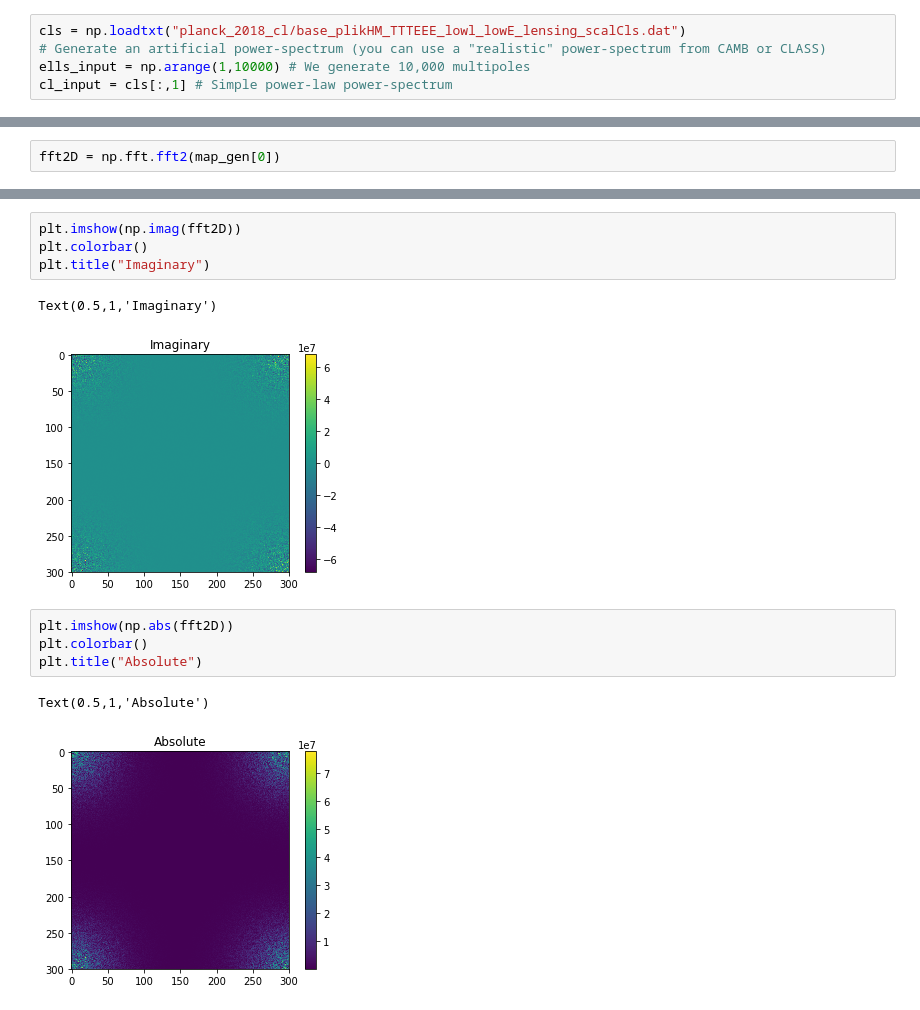
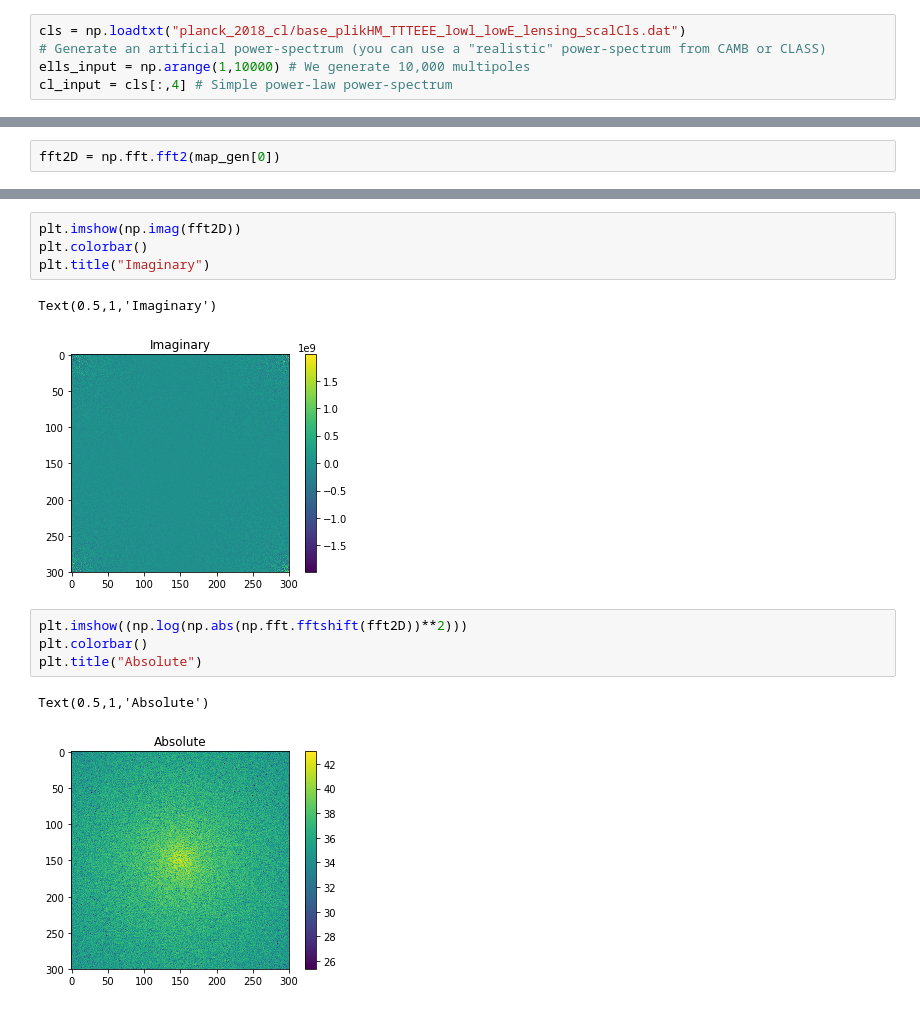
Before and after one commit to deepskies/DeepCMBsim, a Jupyter notebook: Example_creation_map.ipynb, the cells around one changed output, grey strips where cells are left out. Cells and saved outputs as stored; diff of their text form.

```diff
--- a/Example_creation_map.ipynb
+++ b/Example_creation_map.ipynb
@@ -13,7 +13,7 @@ import matplotlib.pyplot as plt
 cls = np.loadtxt("planck_2018_cl/base_plikHM_TTTEEE_lowl_lowE_lensing_scalCls.dat")
 # Generate an artificial power-spectrum (you can use a "realistic" power-spectrum from CAMB or CLASS)
 ells_input = np.arange(1,10000) # We generate 10,000 multipoles
-cl_input = cls[:,1] # Simple power-law power-spectrum
+cl_input = cls[:,4] # Simple power-law power-spectrum
 # %%
 #We are going to generate flatmaps using the Flatmap class
 import flatmaps as fm
@@ -85,11 +85,11 @@ plt.colorbar()
 plt.title("Imaginary")
 # %% [output]
 Text(0.5,1,'Imaginary')
-[figure, old version]
+[figure, new version]
 # %%
-plt.imshow(np.abs(fft2D))
+plt.imshow((np.log(np.abs(np.fft.fftshift(fft2D))**2)))
 plt.colorbar()
 plt.title("Absolute")
 # %% [output]
 Text(0.5,1,'Absolute')
-[figure, old version]
+[figure, new version]
```
Also changed, not shown: parts of 3 cells of this notebook.
